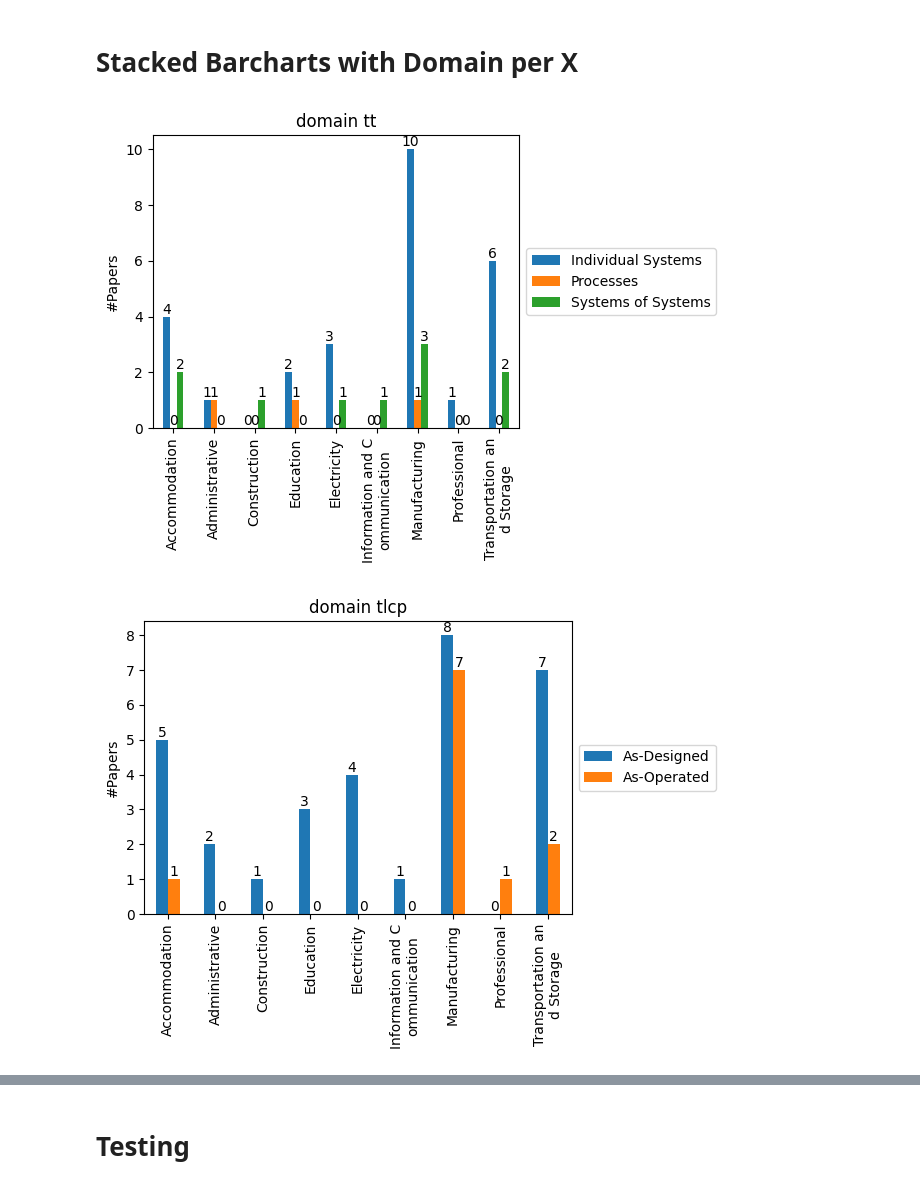
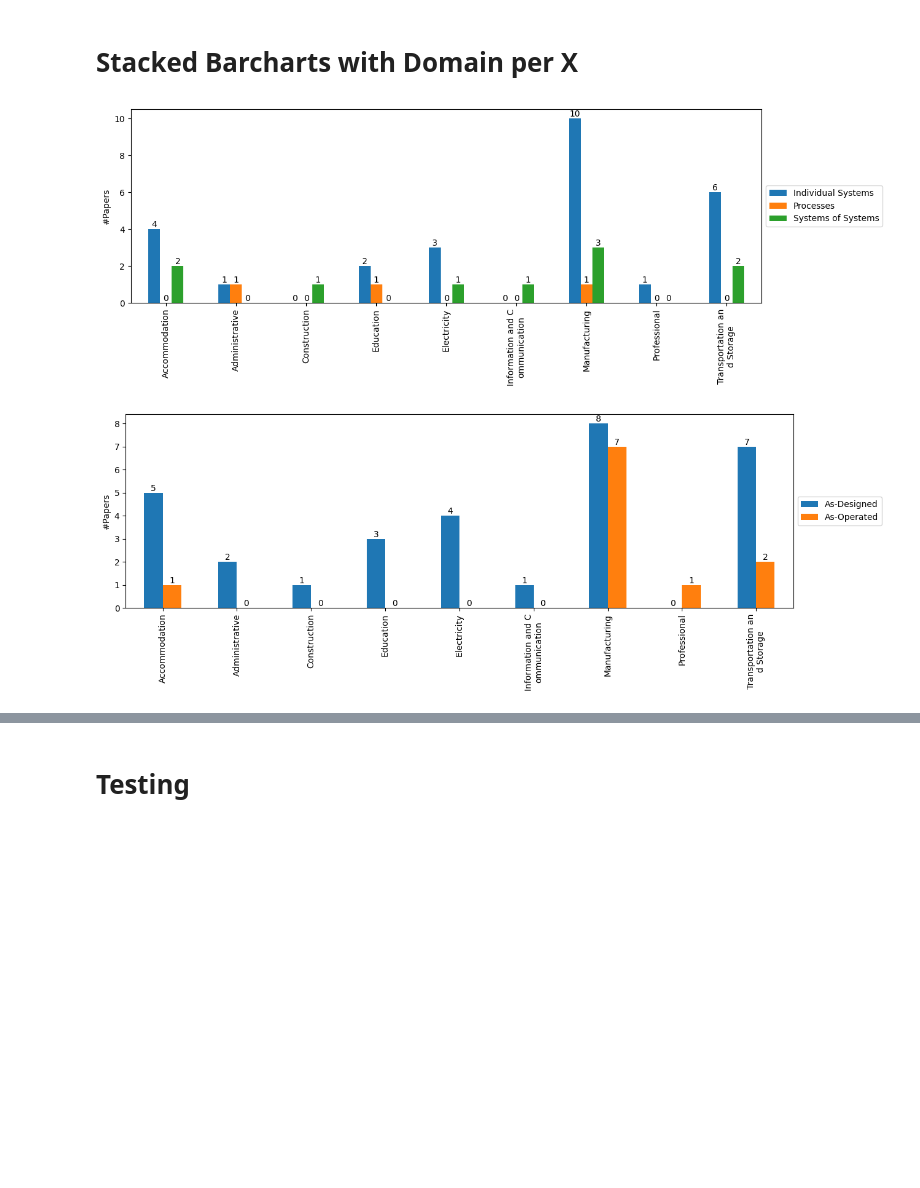
Before and after one commit to cdl-mint/mde4dts, a Jupyter notebook: visualizations_Jingxi_2.ipynb, the cells around one changed output, grey strips where cells are left out. Saved outputs shown, nothing was run; the diff lists cells and outputs as text; code cells hidden in the pictures; blank space fills up the shorter version.

Commit message:
remove all titles

```diff
--- a/visualizations_Jingxi_2.ipynb
+++ b/visualizations_Jingxi_2.ipynb
@@ -352,7 +352,7 @@ for text in domains_techniques['value']:
         if len(text) > 15:
             domains_techniques['value'] = domains_techniques['value'].replace(text, re.sub("(.{15})", "\\1\n", text, 0, re.DOTALL))
 ax = domains_techniques.groupby(['value','technique']).size().unstack().plot(kind='bar', stacked=False, ax=axes,
-                                                                             ylabel="#Papers", title="Distribution of MDE techniques amongst domains", xlabel="")
+                                                                             ylabel="#Papers",  xlabel="")#title="Distribution of MDE techniques amongst domains",
 label_pre = 0
 for container in ax.containers:
     ax.bar_label(container)
@@ -364,7 +364,7 @@ fig, axes = plt.subplots()
 
 twinning_target_techniques = twinning_target_techniques.groupby(['value','technique']).filter(lambda x : len(x) > 1)
 ax = twinning_target_techniques.groupby(['value','technique']).size().unstack().plot(kind='bar', stacked=False, ax=axes,rot= 0,
-                                                                                     ylabel="#Papers", title="Distribution of MDE techniques amongst domains", xlabel="")
+                                                                                     ylabel="#Papers",  xlabel="")#title="Distribution of MDE techniques amongst domains",
 for container in ax.containers:
     ax.bar_label(container)
 plt.tight_layout()
@@ -375,7 +375,7 @@ plt.savefig(destination_folder+"TT_MDE_barchart.jpg")
 fig, axes = plt.subplots()
 system_lcp_techniques = system_lcp_techniques.groupby(['value','technique']).filter(lambda x : len(x) > 1)
 ax = system_lcp_techniques.groupby(['value','technique']).size().unstack().plot(kind='bar', stacked=False, ax=axes,rot= 0,
-                                                                                     ylabel="#Papers", title="Distribution of MDE techniques for system life cycle pahses", xlabel="")
+                                                                                     ylabel="#Papers",  xlabel="")#title="Distribution of MDE techniques for system life cycle pahses",
 for container in ax.containers:
     ax.bar_label(container)
 plt.tight_layout()
@@ -401,7 +401,7 @@ for x in twin_lcp_techniques['value']:
 twin_lcp_techniques = twin_lcp_techniques.drop(indexlist)
 
 ax = twin_lcp_techniques.groupby(['value','technique']).size().unstack().plot(kind='bar', stacked=False, ax=axes,rot= 0,
-                                                                                     ylabel="#Papers", title="Distribution of MDE techniques for twin life cycle phases", xlabel="")
+                                                                                     ylabel="#Papers",  xlabel="")#title="Distribution of MDE techniques for twin life cycle phases",
 for container in ax.containers:
     ax.bar_label(container)
 plt.tight_layout()
@@ -412,7 +412,7 @@ plt.savefig(destination_folder+"TLCP_MDE_barchart.jpg")
 fig, axes = plt.subplots()
 trl_techniques = trl_techniques.groupby(['value','technique']).filter(lambda x : len(x) > 1)
 ax = trl_techniques.groupby(['value','technique']).size().unstack().plot(kind='bar', stacked=False, ax=axes,rot= 0,
-                                                                         ylabel="#Papers", title="Distribution of MDE techniques amongst domains", xlabel="")
+                                                                         ylabel="#Papers", xlabel="")# title="Distribution of MDE techniques amongst domains",
 for container in ax.containers:
     ax.bar_label(container)
 plt.tight_layout()
@@ -521,7 +521,7 @@ for text in domain_trl['value']:
             #text = re.sub("(.{13})", "\\1\n", text, 0, re.DOTALL)
 
 ax = domain_trl.groupby(['value','trl']).size().unstack().plot(kind='bar', stacked=False, ax=axes,
-                                                                             ylabel="#Papers", title="TRL per domain", xlabel="")
+                                                                             ylabel="#Papers",  xlabel="")#title="TRL per domain",
 label_pre = 0
 dtrlList = domain_trl['value'].unique().tolist()
 #dtrlList = dtrlList.sort()
@@ -536,7 +536,7 @@ fig, axes = plt.subplots()
 
 modlang_trl = modlang_trl#.groupby(['value','trl']).filter(lambda x : len(x) > 1)
 ax = modlang_trl.groupby(['value','trl']).size().unstack().plot(kind='bar', stacked=False, ax=axes,rot= 0,
-                                                                                     ylabel="#Papers", title="TRL per modelling language", xlabel="")
+                                                                                     ylabel="#Papers",  xlabel="")#title="TRL per modelling language",
 for container in ax.containers:
     ax.bar_label(container)
 plt.tight_layout()
@@ -553,7 +553,7 @@ for text in mde_trl['value']:
             mde_trl['value'] = mde_trl['value'].replace(text, re.sub("(.{15})", "\\1\n", text, 0, re.DOTALL))
 
 ax = mde_trl.groupby(['value','trl']).size().unstack().plot(kind='bar', stacked=False, ax=axes,
-                                                                                     ylabel="#Papers", title="TRL per MDE technique", xlabel="")
+                                                                                     ylabel="#Papers",  xlabel="")#title="TRL per MDE technique",
 for container in ax.containers:
     ax.bar_label(container)
 plt.tight_layout()
@@ -578,7 +578,7 @@ for x in tlcp_trl['value']:
     index += 1
 tlcp_trl = tlcp_trl.drop(indexlist)
 ax = tlcp_trl.groupby(['value','trl']).size().unstack().plot(kind='bar', stacked=False, ax=axes,rot= 0,
-                                                                                     ylabel="#Papers", title="TRL per DT LCP", xlabel="")
+                                                                                     ylabel="#Papers",  xlabel="")#title="TRL per DT LCP",
 for container in ax.containers:
     ax.bar_label(container)
 plt.tight_layout()
@@ -587,9 +587,9 @@ plt.savefig(destination_folder+"TLCP_TRL_barchart.jpg")
 #############################
 
 fig, axes = plt.subplots()
-slcp_trl = slcp_trl.groupby(['value','trl']).filter(lambda x : len(x) > 1)
+slcp_trl = slcp_trl.groupby(['value','trl']).filter(lambda x : len(x) > 2)
 ax = slcp_trl.groupby(['value','trl']).size().unstack().plot(kind='bar', stacked=False, ax=axes,rot= 0,
-                                                                         ylabel="#Papers", title="TRL per S LCP", xlabel="")
+                                                                         ylabel="#Papers",  xlabel="")#title="TRL per S LCP",
 #plt.title('# Distribution of MDE techniques amongst domains')
 for container in ax.containers:
     ax.bar_label(container)
@@ -610,6 +612,7 @@ ucd_tt = pd.DataFrame(columns = ['value', 'use case domain'])
 ucd_tlcp = pd.DataFrame(columns = ['value', 'use case domain'])
 ucd_slcp = pd.DataFrame(columns = ['value', 'use case domain'])
 ucd_trl = pd.DataFrame(columns = ['value', 'use case domain'])
+figwidth = 13
 
 with open("target/json/data_consolidated_semistructured__3.json", 'r') as json_file:
     data_semistr = json.load(json_file)
@@ -642,6 +645,7 @@ for title, contents in data_semistr.items():
         continue
 
 fig, axes = plt.subplots()
+fig.set_figwidth(figwidth)
 ucd_tt = ucd_tt#.groupby(['value','Publication Year']).filter(lambda x : len(x) > 1)
 
 for text in ucd_tt['use case domain']:
@@ -649,7 +653,7 @@ for text in ucd_tt['use case domain']:
         if len(text) > 17:
             ucd_tt['use case domain'] = ucd_tt['use case domain'].replace(text, re.sub("(.{17})", "\\1\n", text, 0, re.DOTALL))
 ax = ucd_tt.groupby(['use case domain','value']).size().unstack().plot(kind='bar', stacked=False, ax=axes,
-                                                                             ylabel="#Papers", title="domain tt", xlabel="")
+                                                                             ylabel="#Papers", xlabel="")#, title="domain tt"
 ax.legend(loc='center left',bbox_to_anchor=(1.0, 0.5))
 label_pre = 0
 for container in ax.containers:
@@ -659,6 +663,7 @@ plt.savefig(destination_folder+"Domain_TT_barchart.jpg")
 
 
 fig, axes = plt.subplots()
+fig.set_figwidth(figwidth)
 #ucd_tlcp = ucd_tlcp.groupby(['use case domain','value'])
 ucd_tlcp = ucd_tlcp#.filter(lambda x : len(x) > 0)#.groupby(['value','use case domain'])
 for text in ucd_tlcp['use case domain']:
@@ -667,7 +672,7 @@ for text in ucd_tlcp['use case domain']:
             ucd_tlcp['use case domain'] = ucd_tlcp['use case domain'].replace(text, re.sub("(.{17})", "\\1\n", text, 0, re.DOTALL))
 
 ax = ucd_tlcp.groupby(['use case domain','value']).size().unstack().plot(kind='bar', stacked=False, ax=axes,
-                                                                         ylabel="#Papers", title="domain tlcp", xlabel="")
+                                                                         ylabel="#Papers",  xlabel="")#title="domain tlcp",
 ax.legend(loc='center left',bbox_to_anchor=(1.0, 0.5))
 for container in ax.containers:
     ax.bar_label(container)
@@ -677,36 +682,40 @@ plt.savefig(destination_folder+"Domain_TLCP_barchart.jpg")
 
 
 fig, axes = plt.subplots()
+fig.set_figwidth(figwidth)
 ucd_slcp = ucd_slcp#.groupby(['value','Publication Year']).filter(lambda x : len(x) > 1)
+
 for text in ucd_slcp['use case domain']:
     if text is not None:
         if len(text) > 17:
             ucd_slcp['use case domain'] = ucd_slcp['use case domain'].replace(text, re.sub("(.{17})", "\\1\n", text, 0, re.DOTALL))
 
 ax = ucd_slcp.groupby(['use case domain','value']).size().unstack().plot(kind='bar', stacked=False, ax=axes,
-                                                                                     ylabel="#Papers", title="domain slcp", xlabel="")
+                                                                                     ylabel="#Papers",  xlabel="")#title="domain slcp",
 ax.legend(loc='center left',bbox_to_anchor=(1.0, 0.5))
 for container in ax.containers:
     ax.bar_label(container)
+
 plt.tight_layout()
 plt.savefig(destination_folder+"Domain_SLCP_barchart.jpg")
 
 
 
 fig, axes = plt.subplots()
+fig.set_figwidth(figwidth)
 ucd_trl = ucd_trl#.groupby(['value','Publication Year']).filter(lambda x : len(x) > 1)
 for text in ucd_trl['use case domain']:
     if text is not None:
         if len(text) > 17:
             ucd_trl['use case domain'] = ucd_trl['use case domain'].replace(text, re.sub("(.{17})", "\\1\n", text, 0, re.DOTALL))
 
 ax = ucd_trl.groupby(['use case domain','value']).size().unstack().plot(kind='bar', stacked=False, ax=axes,
-                                                                                     ylabel="#Papers", title="domain trl", xlabel="")
+                                                                                     ylabel="#Papers", xlabel="")# title="domain trl",
 ax.legend(loc='center left',bbox_to_anchor=(1.0, 0.5))
 for container in ax.containers:
     ax.bar_label(container)
 plt.tight_layout()
 plt.savefig(destination_folder+"Domain_TRL_barchart.jpg")
 # %% [output]
-[figure, old version]
+[figure, new version]
-[figure, old version]
+[figure, new version]
```
Also changed, not shown: parts of 12 cells of this notebook, 27 other files.
